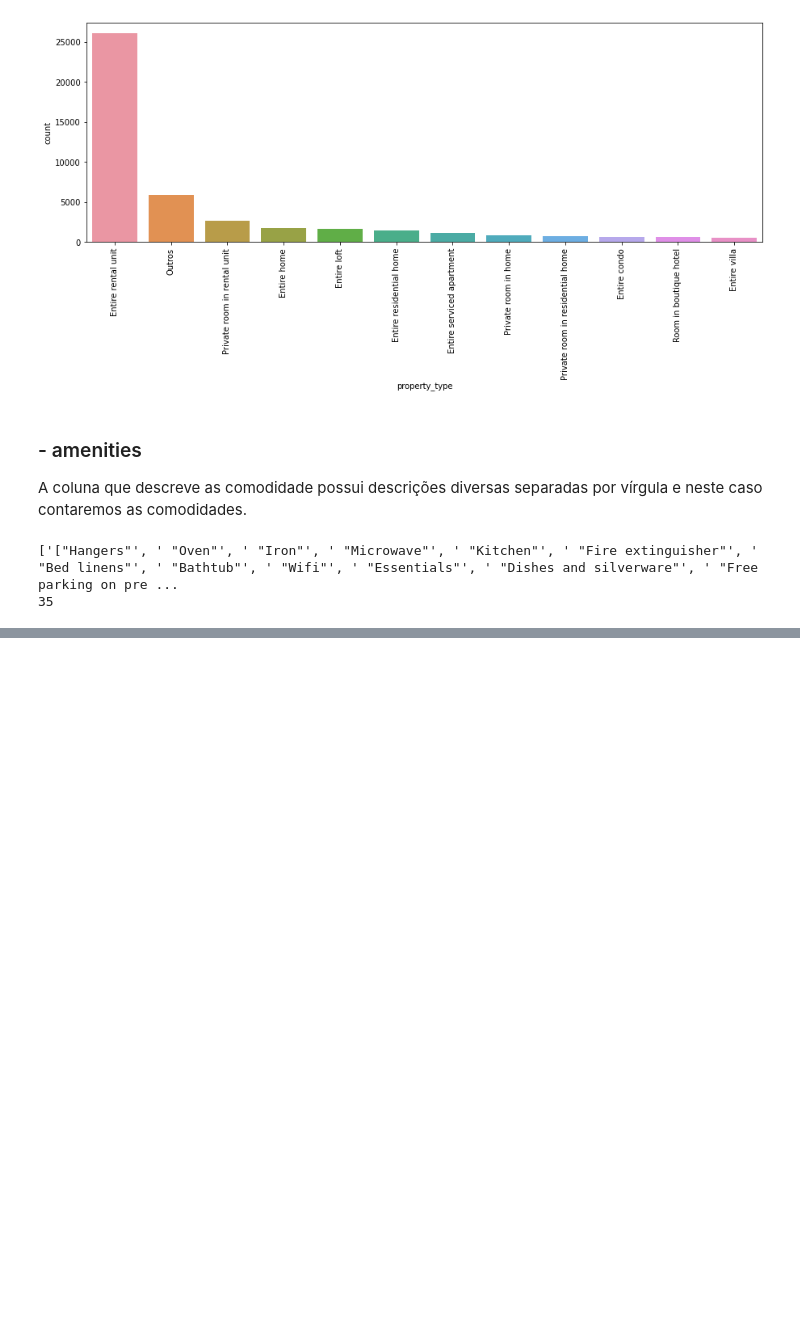
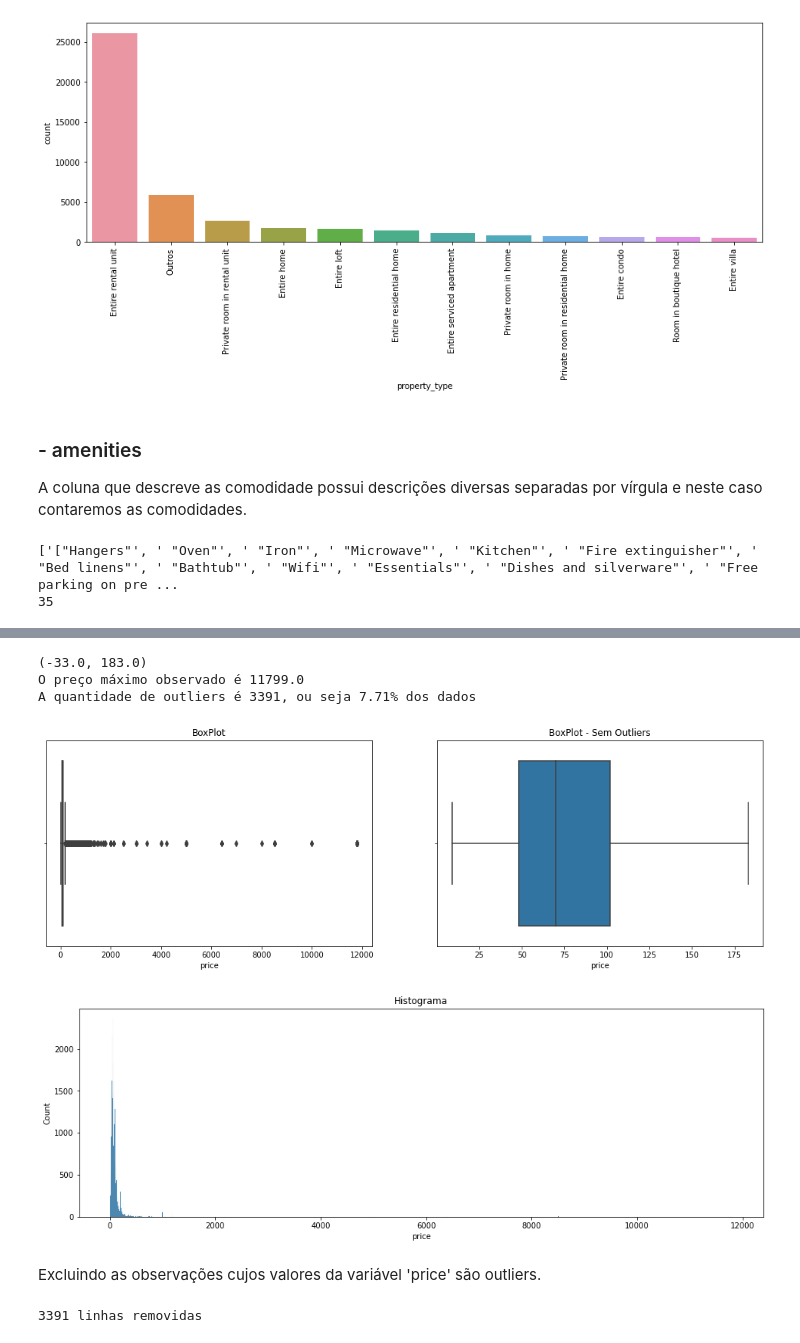
Before and after one commit to KATYGDF/Airbnb_Porto, a Jupyter notebook: Airbnb_Porto.ipynb, the cells around one changed output, grey strips where cells are left out. Saved outputs shown, nothing was run; the diff lists cells and outputs as text; code cells hidden in the pictures; blank space fills up the shorter version.

```diff
--- a/Airbnb_Porto.ipynb
+++ b/Airbnb_Porto.ipynb
@@ -73,8 +73,11 @@ Colunas restantes: 25
 
 Dentre as colunas selecionadas, observa-se volume significativo de informações nulas de forma que optamos por excluir as colunas em que mais de 10% das linhas possuem valores nulos
 # %%
+print(base_airbnb.isnull().sum())
+print('Número de colunas: {}'.format(base_airbnb.shape[1]))
+print('-'*60)
 for coluna in base_airbnb:
-    if base_airbnb[coluna].isnull().sum() > 4457:
+    if base_airbnb[coluna].isnull().sum() > (0.1*base_airbnb.shape[0]):
         base_airbnb = base_airbnb.drop(coluna, axis=1)
 print(base_airbnb.isnull().sum())
 print('Colunas restantes: {}'.format(base_airbnb.shape[1]))
@@ -249,0 +311,31 @@ base_airbnb_trat['n_amenities'] = base_airbnb_trat['amenities'].str.split(',').a
+# %%
+print(limites(base_airbnb_trat['price']))
+
+diagrama_caixa(base_airbnb_trat['price'])
+
+histograma(base_airbnb_trat['price'])
+
+base_airbnb, qtd_outliers = cont_outliers(base_airbnb_trat,'price')
+
+qtd_outliers=base_airbnb_trat.loc[(base_airbnb_trat['price'] < lim_inf) | (base_airbnb_trat['price'] > lim_sup), :].shape[0]
+
+prop_outliers=qtd_outliers/base_airbnb_trat.shape[0]
+
+max_price=base_airbnb_trat['price'].max()
+
+print('O preço máximo observado é {}'.format(max_price))
+
+print('A quantidade de outliers é {}, ou seja {:.2%} dos dados'.format(qtd_outliers, prop_outliers))
+# %% [output]
+(-33.0, 183.0)
+O preço máximo observado é 11799.0
+A quantidade de outliers é 3391, ou seja 7.71% dos dados
+[figure, added]
+[figure, added]
+# %% [markdown]
+Excluindo as observações cujos valores da variável 'price' são outliers.
+# %%
+base_airbnb_trat, linhas_removidas = excluir_outliers(base_airbnb_trat, 'price')
+print('{} linhas removidas'.format(linhas_removidas))
+# %% [output]
+3391 linhas removidas
```
Also changed, not shown: parts of 14 cells of this notebook.
